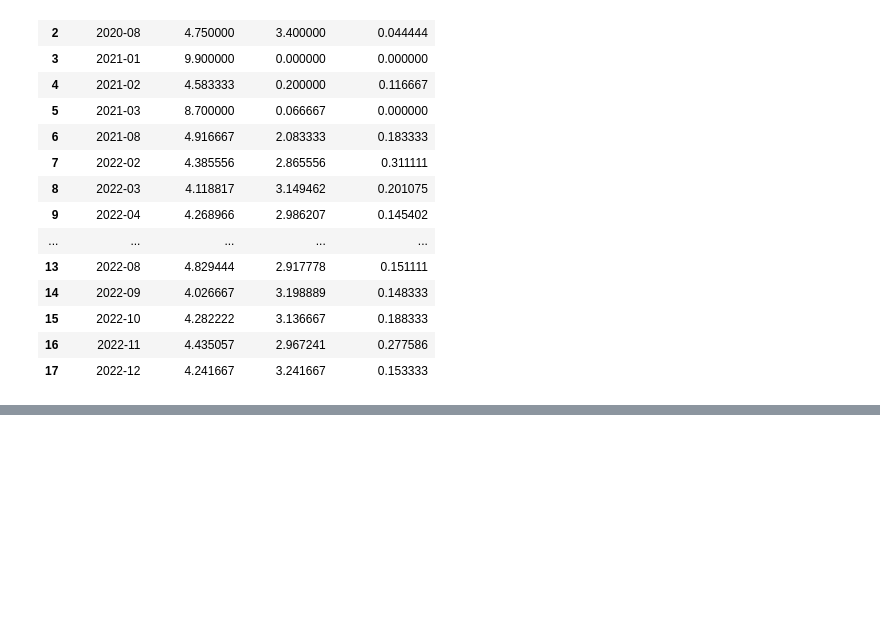
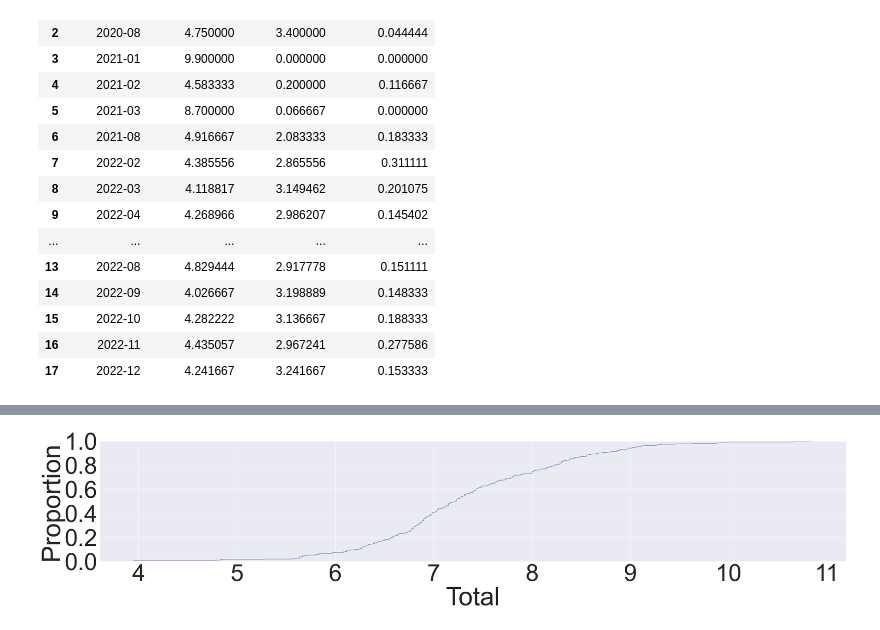
Before and after one commit to ferhat00/garmin_sleep_analysis, a Jupyter notebook: sleep_garmin.ipynb, the cells around one changed output, grey strips where cells are left out. Cells and saved outputs as stored; diff of their text form; code cells hidden in the pictures; blank space fills up the shorter version.

```diff
--- a/sleep_garmin.ipynb
+++ b/sleep_garmin.ipynb
@@ -403,0 +477,6 @@ sns.boxplot(data = df_subset2_melted, x = 'date', y = 'value', hue = 'variable')
+# %%
+sns.ecdfplot(data=df_daily_subset, x="Total")
+sns.set(font_scale = 2)
+plt.show()
+# %% [output]
+[figure, added]
```
Also changed, not shown: parts of 41 cells of this notebook, 1 other file.
